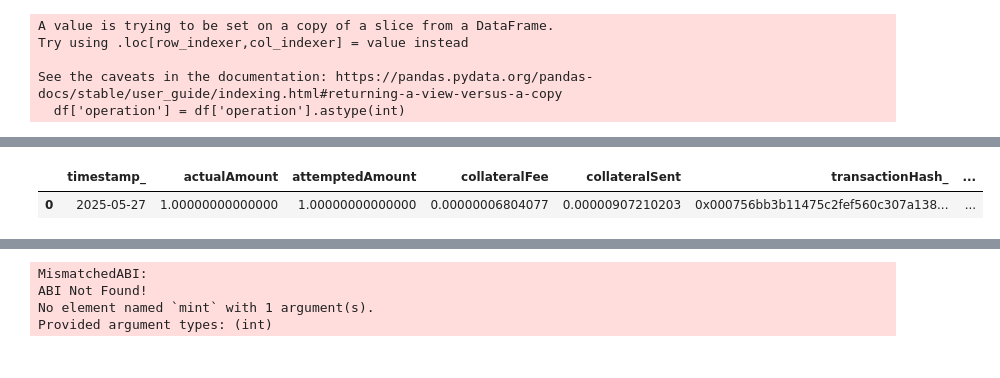
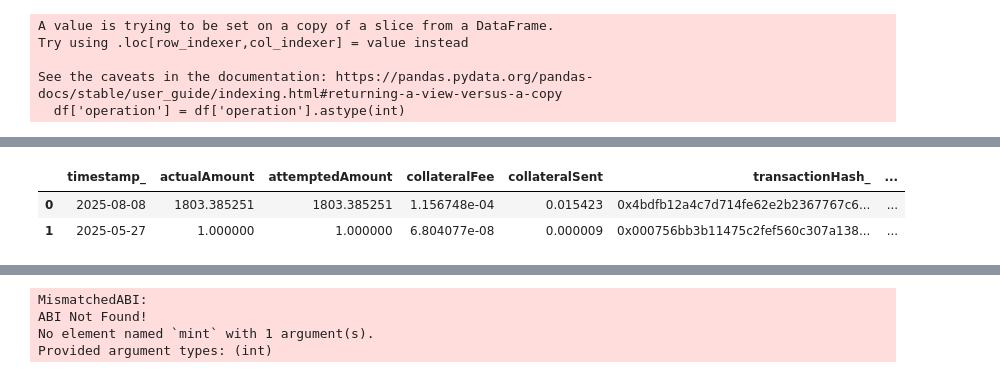
Before and after one commit to thesis/mezo-analytics, a Jupyter notebook: notebooks/musd-notebook.ipynb, the cells around one changed output, grey strips where cells are left out. Cells and saved outputs as stored; diff of their text form; code cells hidden in the pictures.

```diff
--- a/notebooks/musd-notebook.ipynb
+++ b/notebooks/musd-notebook.ipynb
@@ -330,5 +288,3 @@ raw_redemptions.head()
-# %%
-pd.options.display.float_format = '{:.14f}'.format
 # %%
 redemptions_clean = clean_loan_data(
     raw_redemptions,
@@ -339,5 +366,6 @@ redemptions_clean = clean_loan_data(
 # %%
-redemptions_clean.head()
+redemptions_clean
 # %% [output]
 |  | timestamp_ | actualAmount | attemptedAmount | collateralFee | collateralSent | transactionHash_ | ... |
-| 0 | 2025-05-27 | 1.00000000000000 | 1.00000000000000 | 0.00000006804077 | 0.00000907210203 | 0x000756bb3b11475c2fef560c307a138... | ... |
+| 0 | 2025-08-08 | 1803.385251 | 1803.385251 | 1.156748e-04 | 0.015423 | 0x4bdfb12a4c7d714fe62e2b2367767c6... | ... |
+| 1 | 2025-05-27 | 1.000000 | 1.000000 | 6.804077e-08 | 0.000009 | 0x000756bb3b11475c2fef560c307a138... | ... |
```
Also changed, not shown: parts of 41 cells of this notebook, 5 other files.
